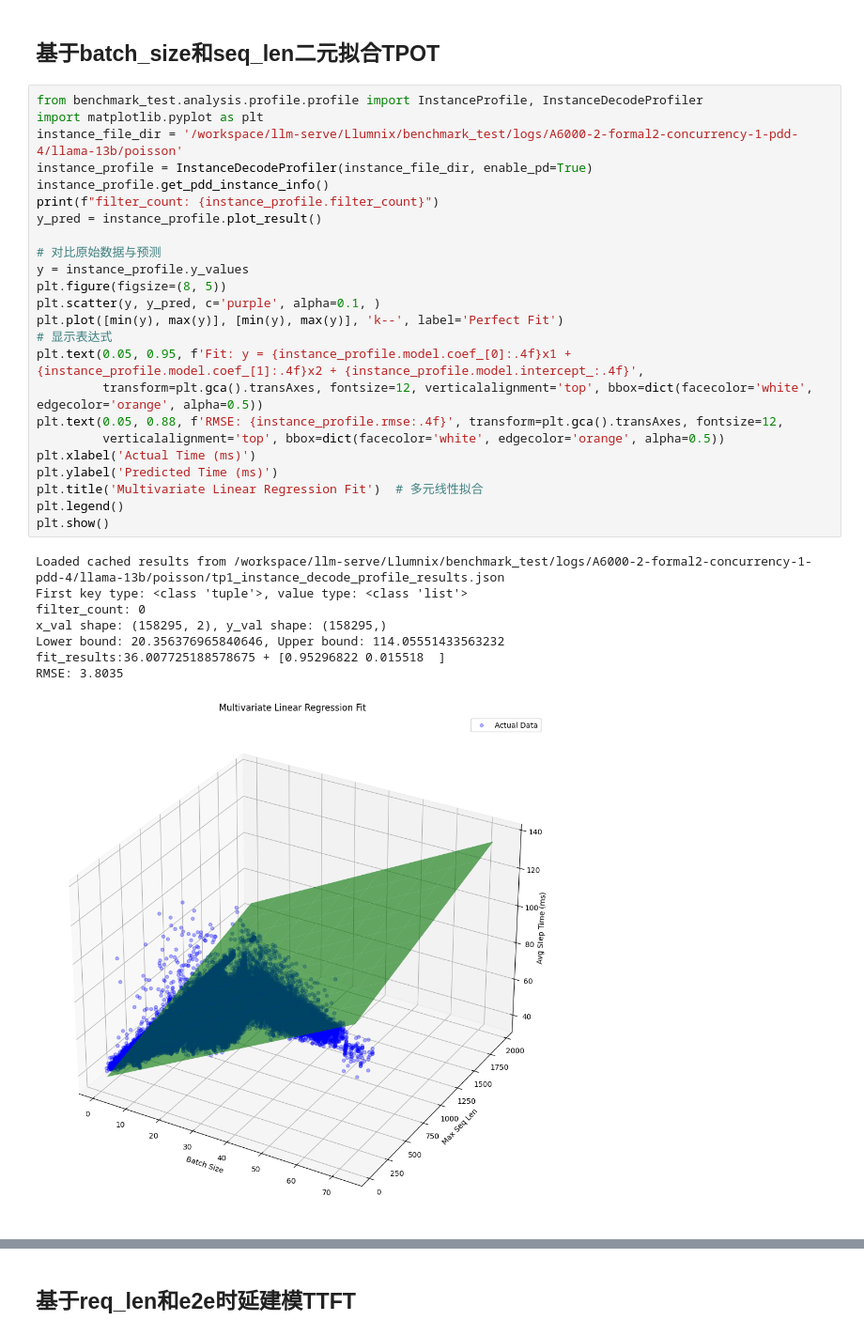
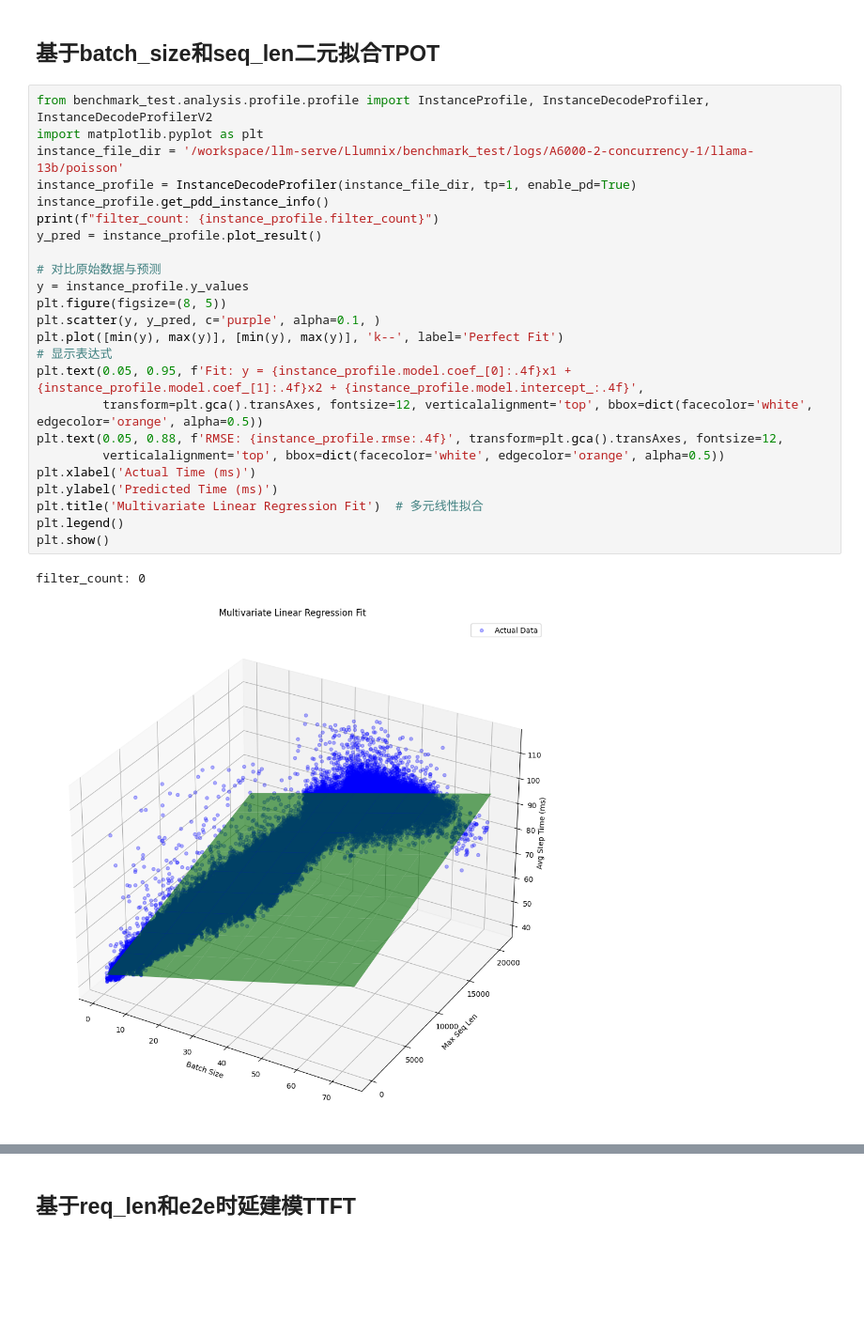
Before and after one commit to Lai-JX/Llumnix, a Jupyter notebook: benchmark_test/analysis/profile/profile.ipynb, the cells around one changed output, grey strips where cells are left out. Shown at 94% size. Drawn from its saved outputs; the diff is of its cells as text; blank space fills up the shorter version.

```diff
--- a/benchmark_test/analysis/profile/profile.ipynb
+++ b/benchmark_test/analysis/profile/profile.ipynb
@@ -28,35 +168,29 @@ Lower bound: 30.93315069995176, Upper bound: 117.2829117786997
 # %% [markdown]
 ## 基于batch_size和seq_len二元拟合TPOT
 # %%
-from benchmark_test.analysis.profile.profile import InstanceProfile, InstanceDecodeProfiler
+from benchmark_test.analysis.profile.profile import InstanceProfile, InstanceDecodeProfiler, InstanceDecodeProfilerV2
 import matplotlib.pyplot as plt
-instance_file_dir = '/workspace/llm-serve/Llumnix/benchmark_test/logs/A6000-2-formal2-concurrency-1-pdd-4/llama-13b/poisson'
-instance_profile = InstanceDecodeProfiler(instance_file_dir, enable_pd=True)
+instance_file_dir = '/workspace/llm-serve/Llumnix/benchmark_test/logs/A6000-2-concurrency-1/llama-13b/poisson'
+instance_profile = InstanceDecodeProfiler(instance_file_dir, tp=1, enable_pd=True)
 instance_profile.get_pdd_instance_info()
 print(f"filter_count: {instance_profile.filter_count}")
 y_pred = instance_profile.plot_result()
 
 # 对比原始数据与预测
 y = instance_profile.y_values
 plt.figure(figsize=(8, 5))
 plt.scatter(y, y_pred, c='purple', alpha=0.1, )
 plt.plot([min(y), max(y)], [min(y), max(y)], 'k--', label='Perfect Fit')
 # 显示表达式
 plt.text(0.05, 0.95, f'Fit: y = {instance_profile.model.coef_[0]:.4f}x1 + {instance_profile.model.coef_[1]:.4f}x2 + {instance_profile.model.intercept_:.4f}',
          transform=plt.gca().transAxes, fontsize=12, verticalalignment='top', bbox=dict(facecolor='white', edgecolor='orange', alpha=0.5))
 plt.text(0.05, 0.88, f'RMSE: {instance_profile.rmse:.4f}', transform=plt.gca().transAxes, fontsize=12,
          verticalalignment='top', bbox=dict(facecolor='white', edgecolor='orange', alpha=0.5))
 plt.xlabel('Actual Time (ms)')
 plt.ylabel('Predicted Time (ms)')
 plt.title('Multivariate Linear Regression Fit')  # 多元线性拟合
 plt.legend()
 plt.show()
 # %% [output]
-Loaded cached results from /workspace/llm-serve/Llumnix/benchmark_test/logs/A6000-2-formal2-concurrency-1-pdd-4/llama-13b/poisson/tp1_instance_decode_profile_results.json
-First key type: <class 'tuple'>, value type: <class 'list'>
 filter_count: 0
-x_val shape: (158295, 2), y_val shape: (158295,)
-Lower bound: 20.356376965840646, Upper bound: 114.05551433563232
-fit_results:36.007725188578675 + [0.95296822 0.015518  ]
-RMSE: 3.8035
-[figure, old version]
+[figure, new version]
```
Also changed, not shown: parts of 14 cells of this notebook, 12 other files.
